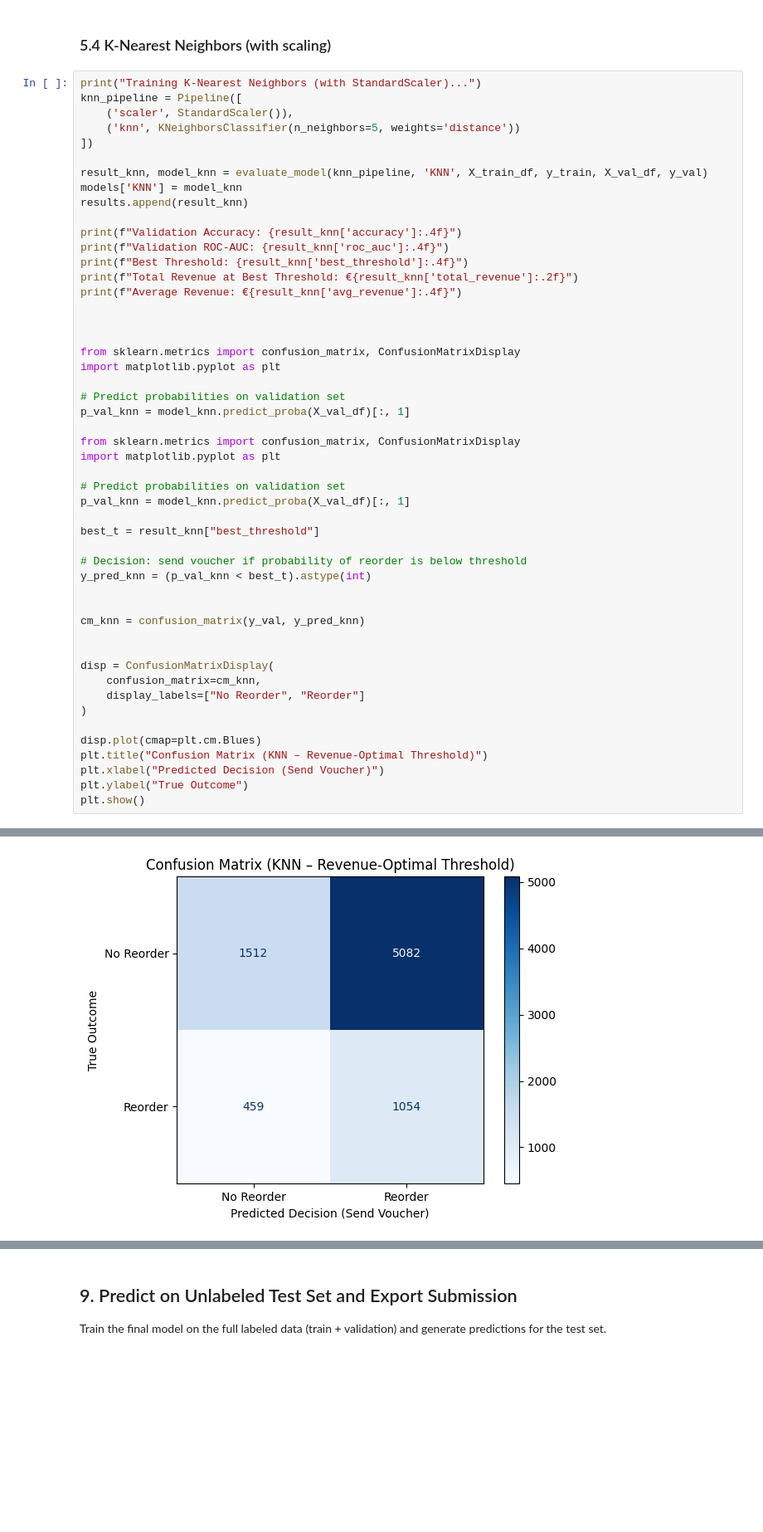
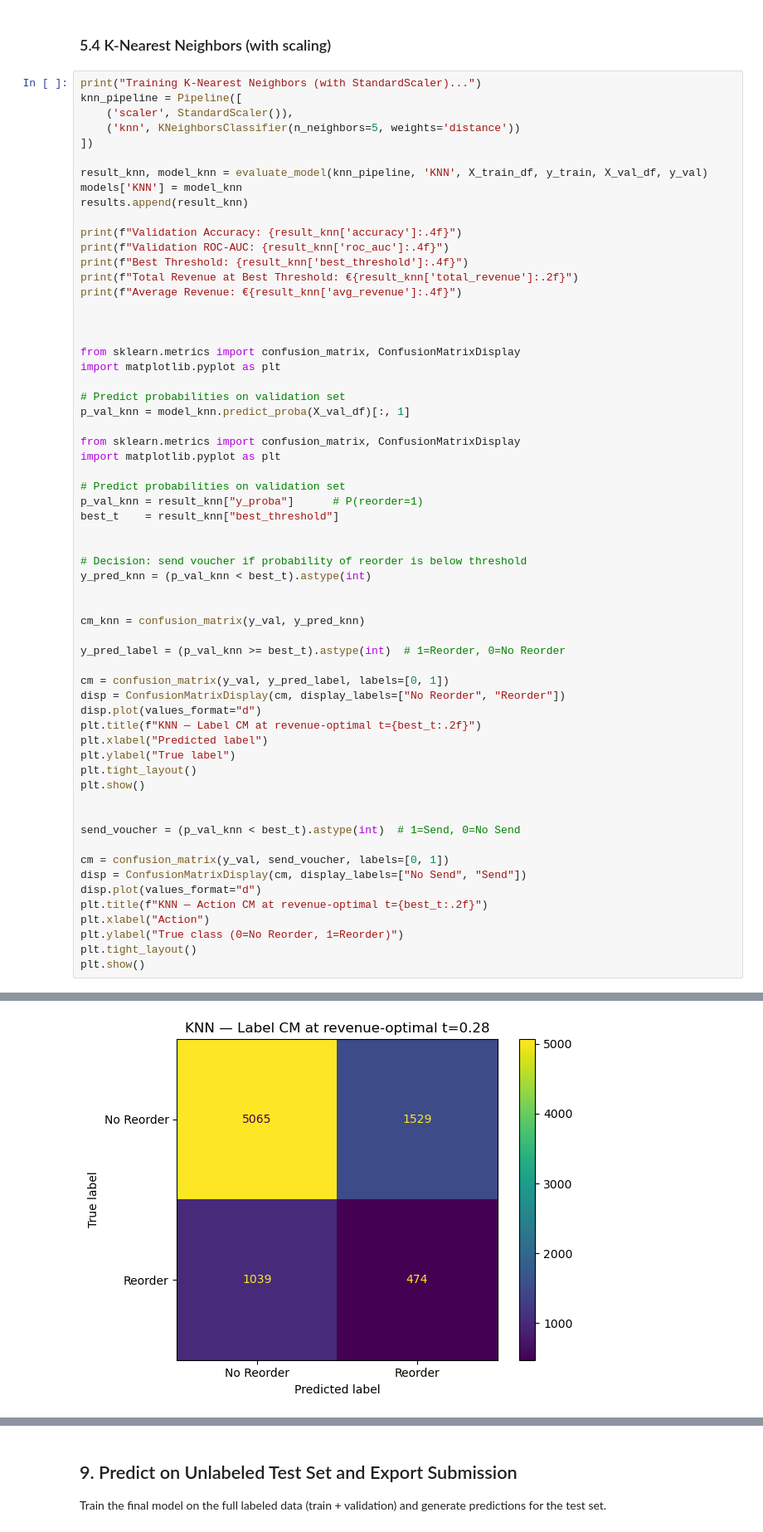
Before and after one commit to ungeralexan/ml_assignment, a Jupyter notebook: stand_safe_06_01/project.ipynb, the cells around one changed output, grey strips where cells are left out. Shown at 83% size. Cells and saved outputs as stored; diff of their text form; blank space fills up the shorter version.

Commit message:
implemented all models

```diff
--- a/stand_safe_06_01/project.ipynb
+++ b/stand_safe_06_01/project.ipynb
@@ -1507,9 +1507,9 @@ from sklearn.metrics import confusion_matrix, ConfusionMatrixDisplay
 import matplotlib.pyplot as plt
 
 # Predict probabilities on validation set
-p_val_knn = model_knn.predict_proba(X_val_df)[:, 1]
+p_val_knn = result_knn["y_proba"]      # P(reorder=1)
+best_t    = result_knn["best_threshold"]
 
-best_t = result_knn["best_threshold"]
 
 # Decision: send voucher if probability of reorder is below threshold
 y_pred_knn = (p_val_knn < best_t).astype(int)
@@ -1517,16 +1517,27 @@ y_pred_knn = (p_val_knn < best_t).astype(int)
 
 cm_knn = confusion_matrix(y_val, y_pred_knn)
 
+y_pred_label = (p_val_knn >= best_t).astype(int)  # 1=Reorder, 0=No Reorder
 
-disp = ConfusionMatrixDisplay(
-    confusion_matrix=cm_knn,
-    display_labels=["No Reorder", "Reorder"]
-)
+cm = confusion_matrix(y_val, y_pred_label, labels=[0, 1])
+disp = ConfusionMatrixDisplay(cm, display_labels=["No Reorder", "Reorder"])
+disp.plot(values_format="d")
+plt.title(f"KNN — Label CM at revenue-optimal t={best_t:.2f}")
+plt.xlabel("Predicted label")
+plt.ylabel("True label")
+plt.tight_layout()
+plt.show()
 
-disp.plot(cmap=plt.cm.Blues)
-plt.title("Confusion Matrix (KNN – Revenue-Optimal Threshold)")
-plt.xlabel("Predicted Decision (Send Voucher)")
-plt.ylabel("True Outcome")
+
+send_voucher = (p_val_knn < best_t).astype(int)  # 1=Send, 0=No Send
+
+cm = confusion_matrix(y_val, send_voucher, labels=[0, 1])
+disp = ConfusionMatrixDisplay(cm, display_labels=["No Send", "Send"])
+disp.plot(values_format="d")
+plt.title(f"KNN — Action CM at revenue-optimal t={best_t:.2f}")
+plt.xlabel("Action")
+plt.ylabel("True class (0=No Reorder, 1=Reorder)")
+plt.tight_layout()
 plt.show()
 # %% [output]
 Training K-Nearest Neighbors (with StandardScaler)...
@@ -1538 +1549 @@ Average Revenue: €0.1335
-[figure, old version]
+[figure, new version]
```
Also changed, not shown: parts of 51 cells of this notebook.
